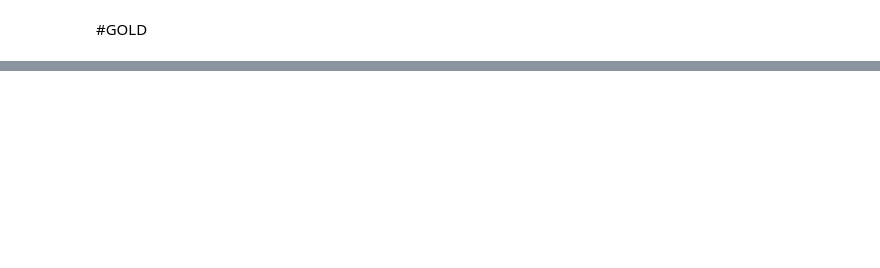
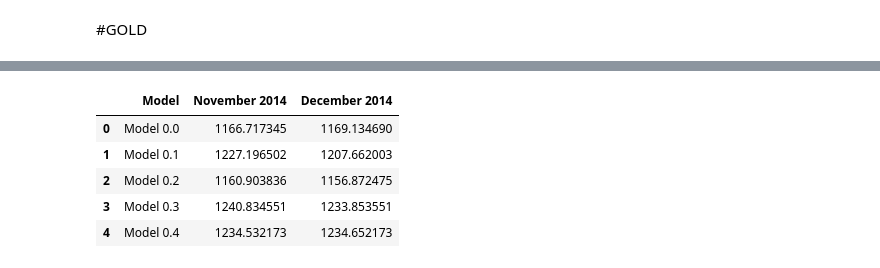
Before and after one commit to Sree-vathsan/CSE591-Data-Science-Project, a Jupyter notebook: baselineModel/bm_gold.ipynb, the cells around one changed output, grey strips where cells are left out. Drawn from its saved outputs; the diff is of its cells as text; code cells hidden in the pictures; blank space fills up the shorter version.

```diff
--- a/baselineModel/bm_gold.ipynb
+++ b/baselineModel/bm_gold.ipynb
@@ -228,0 +283,26 @@ dfForecast
+# %%
+#Compute Forecast
+novForecast=[]
+novForecast.append(y[0] - err_corr_m0)
+novForecast.append((y[0] + y[1] + y[2])/3 - err_corr_m1)
+novForecast.append(0.976 * y[0] + 0.01373 * y[1] + 0.1157 - err_corr_m2)
+novForecast.append(1236.706 - err_corr_m3) #value 1236.706 might not be correct
+novForecast.append(1231.408 - err_corr_m4) #value 1231.408 might not be correct
+decForecast=[]
+decForecast.append(novForecast[0] - err_corr_m0)
+decForecast.append((novForecast[1] + y[0] + y[1])/3 - err_corr_m1)
+decForecast.append(0.976 * novForecast[2] + 0.01373 * y[0] + 0.1157 - err_corr_m2)
+decForecast.append(1229.725 - err_corr_m3) #value 1229.725 might not be correct
+decForecast.append(1231.528 - err_corr_m4) #value 1231.528 might not be correct
+#dfForecast['October 2014'] = octForecast
+dfForecast['November 2014'] = novForecast
+dfForecast['December 2014'] = decForecast
+
+dfForecast
+# %% [output]
+|  | Model | November 2014 | December 2014 |
+| 0 | Model 0.0 | 1166.717345 | 1169.134690 |
+| 1 | Model 0.1 | 1227.196502 | 1207.662003 |
+| 2 | Model 0.2 | 1160.903836 | 1156.872475 |
+| 3 | Model 0.3 | 1240.834551 | 1233.853551 |
+| 4 | Model 0.4 | 1234.532173 | 1234.652173 |
```
Also changed, not shown: parts of 6 cells of this notebook.
